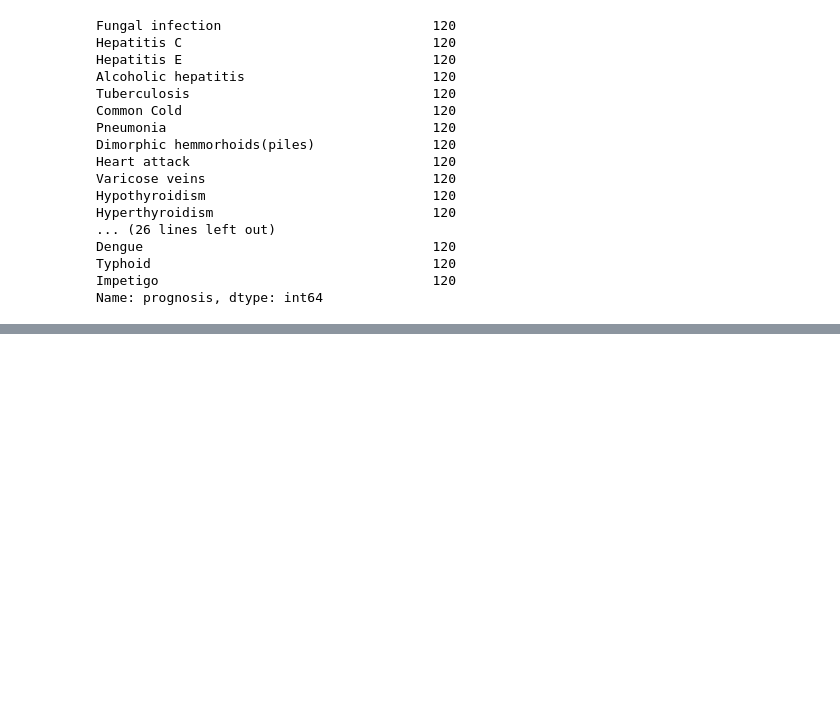
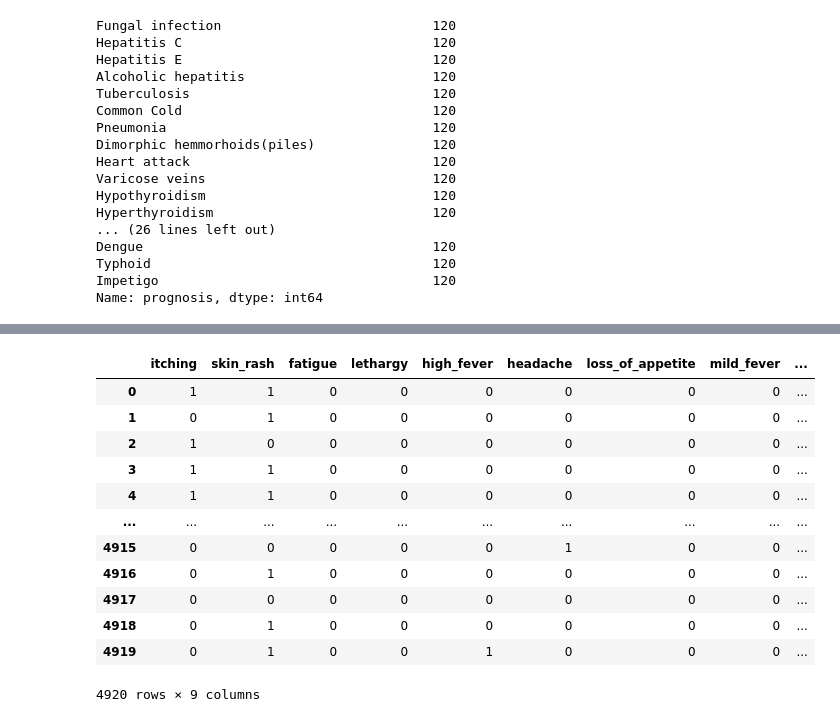
Before and after one commit to SambhavMishra/Mini-Project, a Jupyter notebook: general.ipynb, the cells around one changed output, grey strips where cells are left out. Saved outputs shown, nothing was run; the diff lists cells and outputs as text; code cells hidden in the pictures; blank space fills up the shorter version.

```diff
--- a/general.ipynb
+++ b/general.ipynb
@@ -100,3 +100,11 @@ Dengue                                     120
 Typhoid                                    120
 Impetigo                                   120
 Name: prognosis, dtype: int64
+# %%
+disease = "Chicken pox"
+ThisDisease = data[data["prognosis"] == disease]
+FeaturesForDisease = []
+for i in ThisDisease.columns:
+    if len(ThisDisease[i].value_counts()) >= 2:
+        FeaturesForDisease.append(i)
+FeaturesForDisease
@@ -102,0 +137,16 @@ Name: prognosis, dtype: int64
+# %%
+data[FeaturesForDisease]
+# %% [output]
+|  | itching | skin_rash | fatigue | lethargy | high_fever | headache | loss_of_appetite | mild_fever | ... |
+| 0 | 1 | 1 | 0 | 0 | 0 | 0 | 0 | 0 | ... |
+| 1 | 0 | 1 | 0 | 0 | 0 | 0 | 0 | 0 | ... |
+| 2 | 1 | 0 | 0 | 0 | 0 | 0 | 0 | 0 | ... |
+| 3 | 1 | 1 | 0 | 0 | 0 | 0 | 0 | 0 | ... |
+| 4 | 1 | 1 | 0 | 0 | 0 | 0 | 0 | 0 | ... |
+| ... | ... | ... | ... | ... | ... | ... | ... | ... | ... |
+| 4915 | 0 | 0 | 0 | 0 | 0 | 1 | 0 | 0 | ... |
+| 4916 | 0 | 1 | 0 | 0 | 0 | 0 | 0 | 0 | ... |
+| 4917 | 0 | 0 | 0 | 0 | 0 | 0 | 0 | 0 | ... |
+| 4918 | 0 | 1 | 0 | 0 | 0 | 0 | 0 | 0 | ... |
+| 4919 | 0 | 1 | 0 | 0 | 1 | 0 | 0 | 0 | ... |
+4920 rows × 9 columns
```
Also changed, not shown: parts of 14 cells of this notebook.
